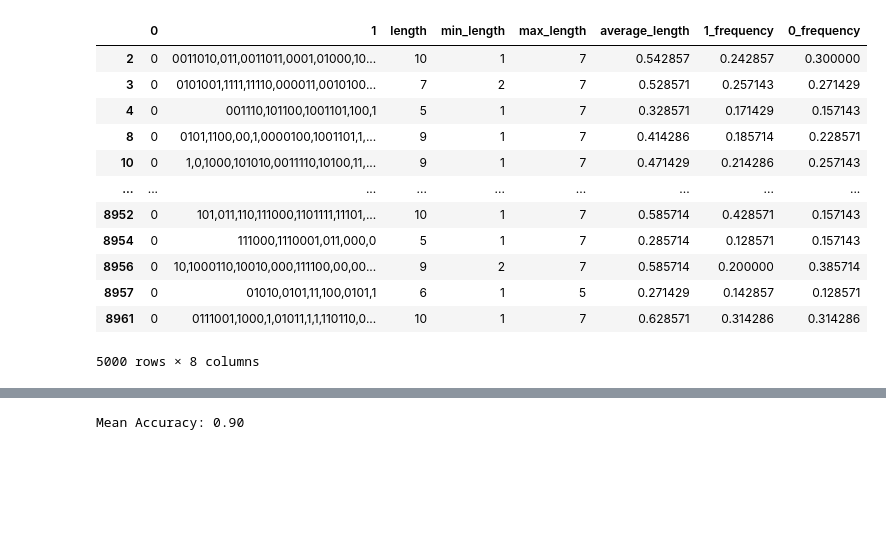
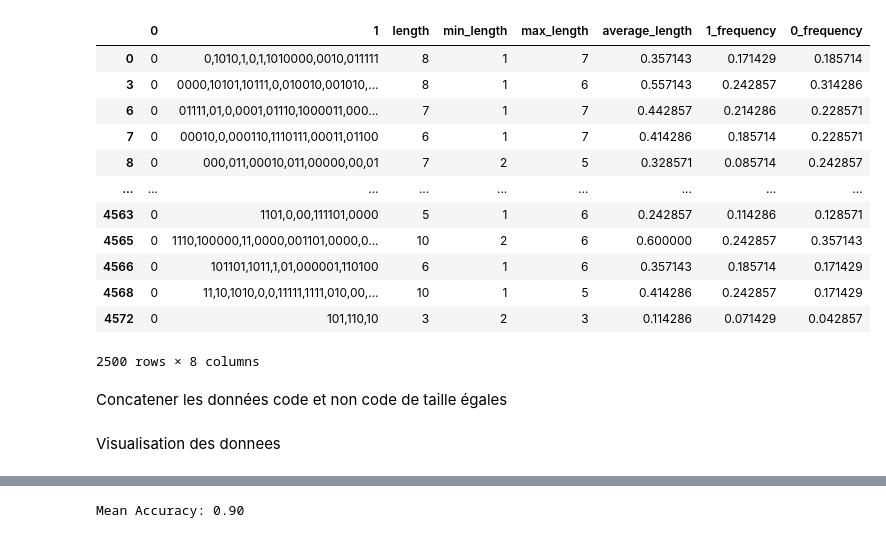
Before and after one commit to fabien-ss/MODEL-LANGUAGE-PREDICATION, a Jupyter notebook: Notebook/Model-prediction.ipynb, the cells around one changed output, grey strips where cells are left out. Drawn from its saved outputs; the diff is of its cells as text; code cells hidden in the pictures; blank space fills up the shorter version.

```diff
--- a/Notebook/Model-prediction.ipynb
+++ b/Notebook/Model-prediction.ipynb
@@ -28,12 +23,14 @@ def sumOfLength(row):
     return i
 
 def averageLength(row):
-    words = row[1].split(",")
+    words = row["1"].split(",")
     #row["totalLength"] = sumOfLength(words)
     return sumOfLength(words) / row_max_length
 
 def calcul_frequency_of_1(row):
-    return row[1].count('1') / 70
+    return row["1"].count('1') / 70
 
 def calcul_frequency_of_0(row):
-    return row[1].count('0') / 70
+    return row["1"].count('0') / 70
+
+data["length"] = data["1"].str.split(",").apply(lambda x: len(x))
@@ -40,8 +39,6 @@ def calcul_frequency_of_0(row):
 # %%
-data["length"] = data[1].str.split(",").apply(lambda x: len(x))
+data["min_length"] = data["1"].str.split(",").apply(lambda x: len(min(x, key=len)))
+data["max_length"] = data["1"].str.split(",").apply(lambda x: len(max(x, key=len)))
-# %%
-data["min_length"] = data[1].str.split(",").apply(lambda x: len(min(x, key=len)))
-data["max_length"] = data[1].str.split(",").apply(lambda x: len(max(x, key=len)))
 # %%
 data["average_length"] = data.apply(averageLength, axis = 1)
 # %%
@@ -50,6 +65,6 @@ data["0_frequency"] = data.apply(calcul_frequency_of_0, axis = 1)
 # %%
-codes = data.loc[(data[0]) == 1]
-not_codes = data.loc[(data[0]) == 0]
+codes = data.loc[(data["0"]) == 1]
+not_codes = data.loc[(data["0"]) == 0]
 not_codes
 # %% [output]
 |  | 0 | 1 | length | min_length | max_length | average_length | 1_frequency | 0_frequency |
@@ -85,19 +100,21 @@ f_codes
 # %%
-f_not_codes = not_codes[:5000]
+f_not_codes = not_codes[:2500]
 f_not_codes
 # %% [output]
 |  | 0 | 1 | length | min_length | max_length | average_length | 1_frequency | 0_frequency |
-| 2 | 0 | 0011010,011,0011011,0001,01000,10... | 10 | 1 | 7 | 0.542857 | 0.242857 | 0.300000 |
-| 3 | 0 | 0101001,1111,11110,000011,0010100... | 7 | 2 | 7 | 0.528571 | 0.257143 | 0.271429 |
-| 4 | 0 | 001110,101100,1001101,100,1 | 5 | 1 | 7 | 0.328571 | 0.171429 | 0.157143 |
-| 8 | 0 | 0101,1100,00,1,0000100,1001101,1,... | 9 | 1 | 7 | 0.414286 | 0.185714 | 0.228571 |
-| 10 | 0 | 1,0,1000,101010,0011110,10100,11,... | 9 | 1 | 7 | 0.471429 | 0.214286 | 0.257143 |
+| 0 | 0 | 0,1010,1,0,1,1010000,0010,011111 | 8 | 1 | 7 | 0.357143 | 0.171429 | 0.185714 |
+| 3 | 0 | 0000,10101,10111,0,010010,001010,... | 8 | 1 | 6 | 0.557143 | 0.242857 | 0.314286 |
+| 6 | 0 | 01111,01,0,0001,01110,1000011,000... | 7 | 1 | 7 | 0.442857 | 0.214286 | 0.228571 |
+| 7 | 0 | 00010,0,000110,1110111,00011,01100 | 6 | 1 | 7 | 0.414286 | 0.185714 | 0.228571 |
+| 8 | 0 | 000,011,00010,011,00000,00,01 | 7 | 2 | 5 | 0.328571 | 0.085714 | 0.242857 |
 | ... | ... | ... | ... | ... | ... | ... | ... | ... |
-| 8952 | 0 | 101,011,110,111000,1101111,11101,... | 10 | 1 | 7 | 0.585714 | 0.428571 | 0.157143 |
-| 8954 | 0 | 111000,1110001,011,000,0 | 5 | 1 | 7 | 0.285714 | 0.128571 | 0.157143 |
-| 8956 | 0 | 10,1000110,10010,000,111100,00,00... | 9 | 2 | 7 | 0.585714 | 0.200000 | 0.385714 |
-| 8957 | 0 | 01010,0101,11,100,0101,1 | 6 | 1 | 5 | 0.271429 | 0.142857 | 0.128571 |
-| 8961 | 0 | 0111001,1000,1,01011,1,1,110110,0... | 10 | 1 | 7 | 0.628571 | 0.314286 | 0.314286 |
+| 4563 | 0 | 1101,0,00,111101,0000 | 5 | 1 | 6 | 0.242857 | 0.114286 | 0.128571 |
+| 4565 | 0 | 1110,100000,11,0000,001101,0000,0... | 10 | 2 | 6 | 0.600000 | 0.242857 | 0.357143 |
+| 4566 | 0 | 101101,1011,1,01,000001,110100 | 6 | 1 | 6 | 0.357143 | 0.185714 | 0.171429 |
+| 4568 | 0 | 11,10,1010,0,0,11111,1111,010,00,... | 10 | 1 | 5 | 0.414286 | 0.242857 | 0.171429 |
+| 4572 | 0 | 101,110,10 | 3 | 2 | 3 | 0.114286 | 0.071429 | 0.042857 |
-5000 rows × 8 columns
+2500 rows × 8 columns
+# %% [markdown]
+Concatener les données code et non code de taille égales
 # %%
 final_data = pd.concat([f_codes, f_not_codes])
@@ -106,3 +121,5 @@ from sklearn.linear_model import LogisticRegression
+# %% [markdown]
+Visualisation des donnees
 # %%
 final_data
 # %% [output]
```
Also changed, not shown: parts of 41 cells of this notebook, 10 other files.
